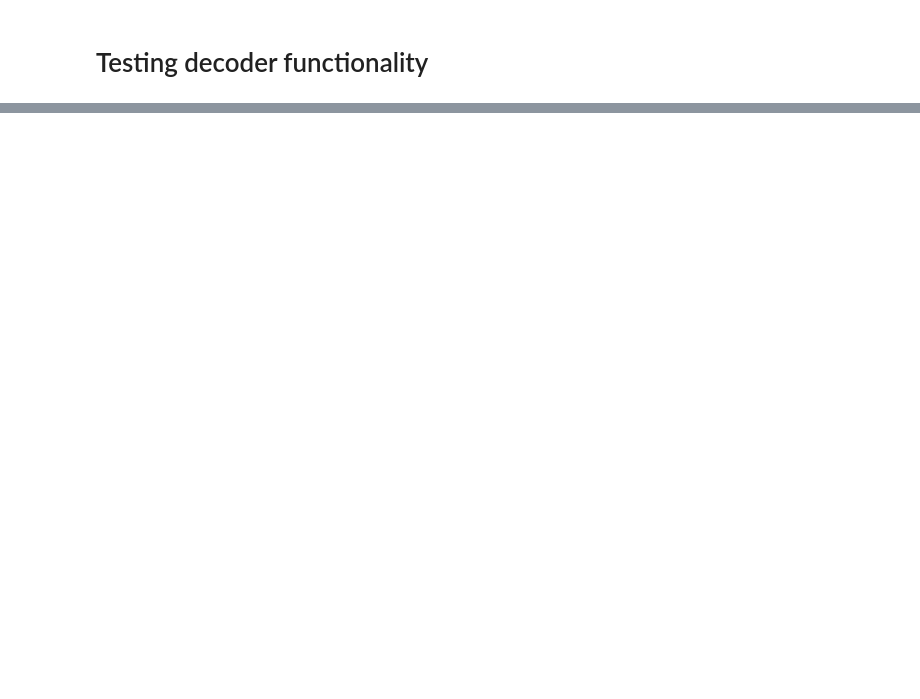
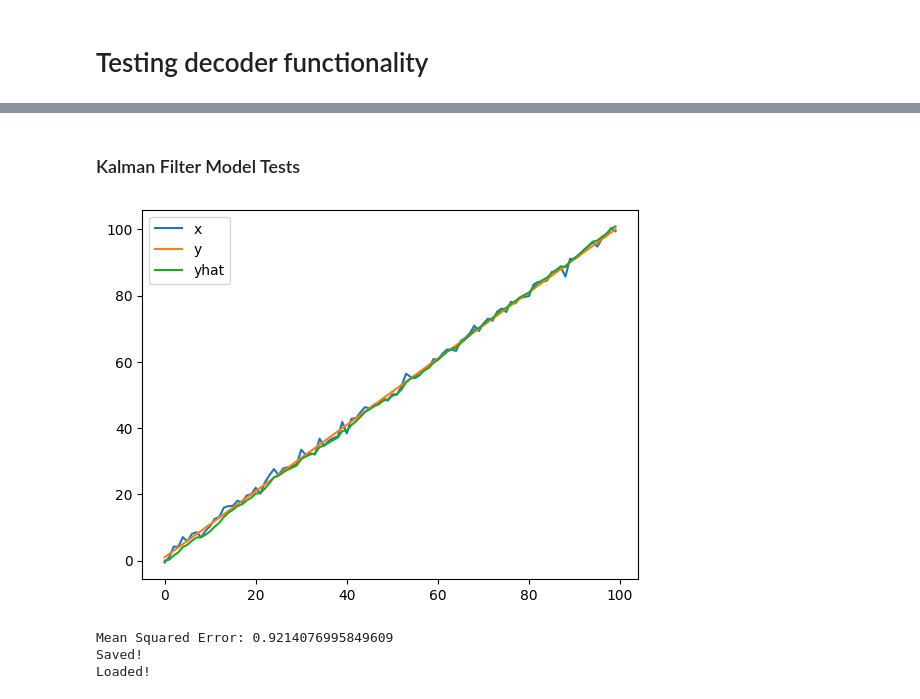
Before and after one commit to chesteklab/neural_decoding, a Jupyter notebook: testing.ipynb, the cells around one changed output, grey strips where cells are left out. Saved outputs shown, nothing was run; the diff lists cells and outputs as text; code cells hidden in the pictures; blank space fills up the shorter version.

```diff
--- a/testing.ipynb
+++ b/testing.ipynb
@@ -18,0 +49,50 @@ AttributeError: module 'numpy' has no attribute 'rand'
+# %% [markdown]
+### Kalman Filter Model Tests
+# %%
+# Set up Data
+N = 100
+
+# linear relationship (simulated data)
+X = torch.arange(N, dtype=torch.float32).reshape((N, 1)) + torch.randn(N, 1) + 1
+y = torch.arange(N, dtype=torch.float32).reshape((N, 1)) + 1
+
+
+model_config = {
+    'append_ones_y': False,
+    "device": "cpu",
+    "start_y": None,
+    "return_tensor":True
+}
+
+# Instantiate Train Model
+model = decoders.linear_decoders.KalmanFilter(0,0,model_config)
+model.train(X, y)
+
+# Make Prediction
+yhat = model.forward(X)
+
+
+# Plot (yhat should follow y, it should infer hidden state from noisy x)
+plt.plot(X, label='x')
+plt.plot(y, label='y')
+plt.plot(yhat, label='yhat')
+plt.legend()
+plt.show()
+
+
+# MSE calculation
+mse = torch.mean((yhat - y) ** 2)
+print(f"Mean Squared Error: {mse}")
+
+# Test saving
+model.save_model("test_folder/test_KF.pk1")
+print("Saved!")
+
+# Test loading
+model.load_model("test_folder/test_KF.pk1")
+print("Loaded!")
+# %% [output]
+[figure, added]
+Mean Squared Error: 0.9214076995849609
+Saved!
+Loaded!
```
Also changed, not shown: parts of 5 cells of this notebook, 1 other file.
